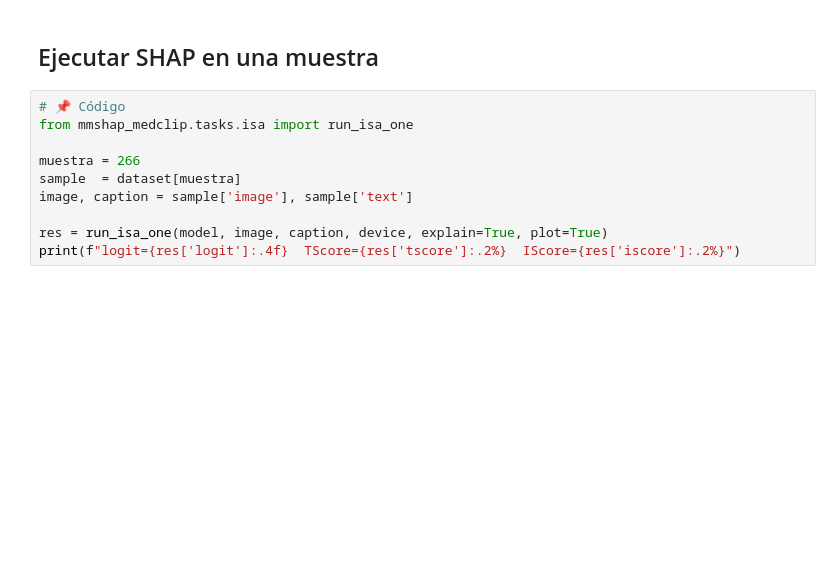
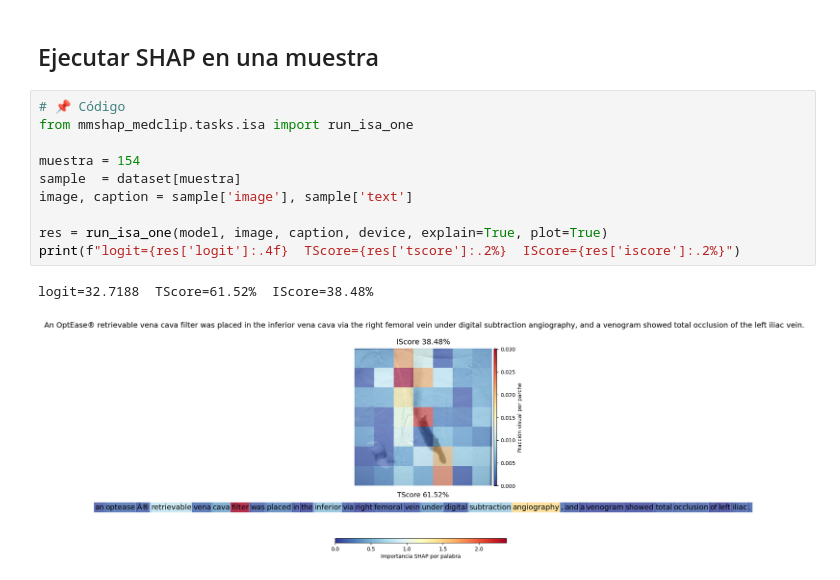
Before and after one commit to Alberto-97sc/mmshap_medclip, a Jupyter notebook: notebooks/01_pubmedclip_roco_isa_formateado.ipynb, the cells around one changed output. Cells and saved outputs as stored; diff of their text form; blank space fills up the shorter version.

```diff
--- a/notebooks/01_pubmedclip_roco_isa_formateado.ipynb
+++ b/notebooks/01_pubmedclip_roco_isa_formateado.ipynb
@@ -62,10 +96,13 @@ print("OK → len(dataset) =", len(dataset), "| device =", device)
 # %%
 # 📌 Código
 from mmshap_medclip.tasks.isa import run_isa_one
 
-muestra = 266
+muestra = 154
 sample  = dataset[muestra]
 image, caption = sample['image'], sample['text']
 
 res = run_isa_one(model, image, caption, device, explain=True, plot=True)
 print(f"logit={res['logit']:.4f}  TScore={res['tscore']:.2%}  IScore={res['iscore']:.2%}")
+# %% [output]
+logit=32.7188  TScore=61.52%  IScore=38.48%
+[figure, added]
```
Also changed, not shown: parts of 4 cells of this notebook.
